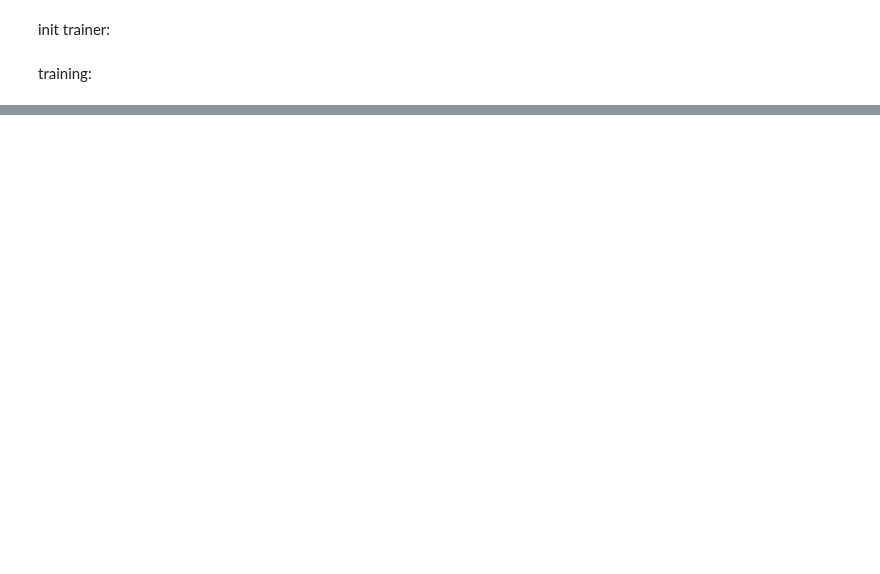
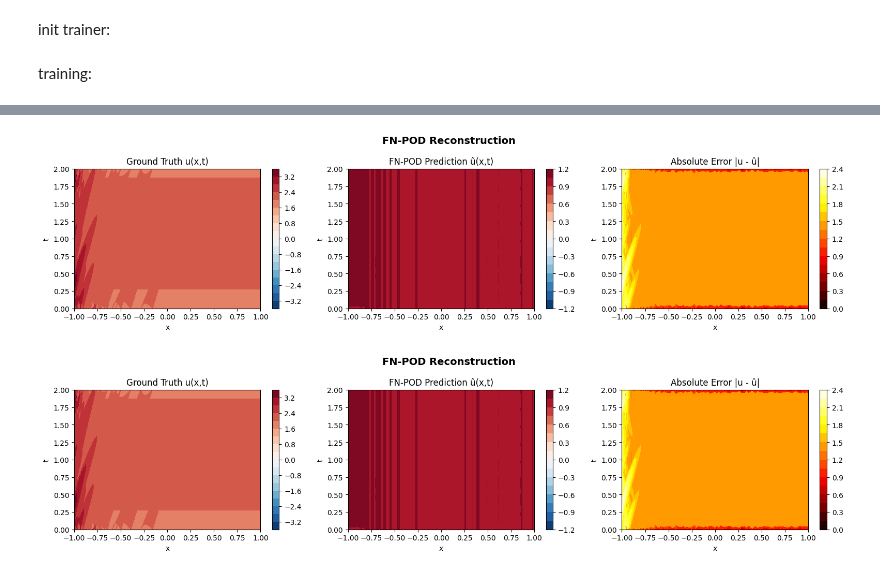
Before and after one commit to intsystems/2026-Project-185, a Jupyter notebook: code/notebooks/single_basis.ipynb, the cells around one changed output, grey strips where cells are left out. Drawn from its saved outputs; the diff is of its cells as text; code cells hidden in the pictures; blank space fills up the shorter version.

```diff
--- a/code/notebooks/single_basis.ipynb
+++ b/code/notebooks/single_basis.ipynb
@@ -219,0 +262,6 @@ Relative L2 error: 0.9990
+# %%
+plot_space_time_heatmaps(basis, s, x, t)
+plt.show()
+# %% [output]
+[figure, added]
+[figure, added]
```
Also changed, not shown: parts of 32 cells of this notebook, 3 other files.
